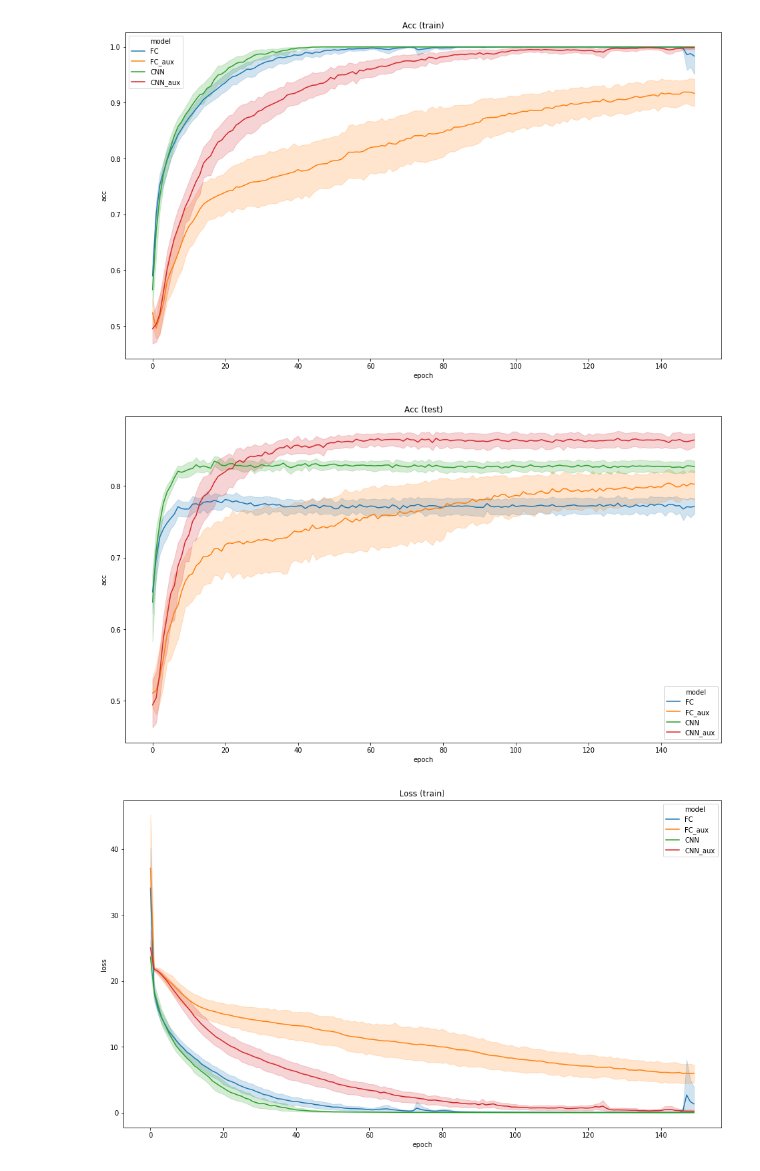
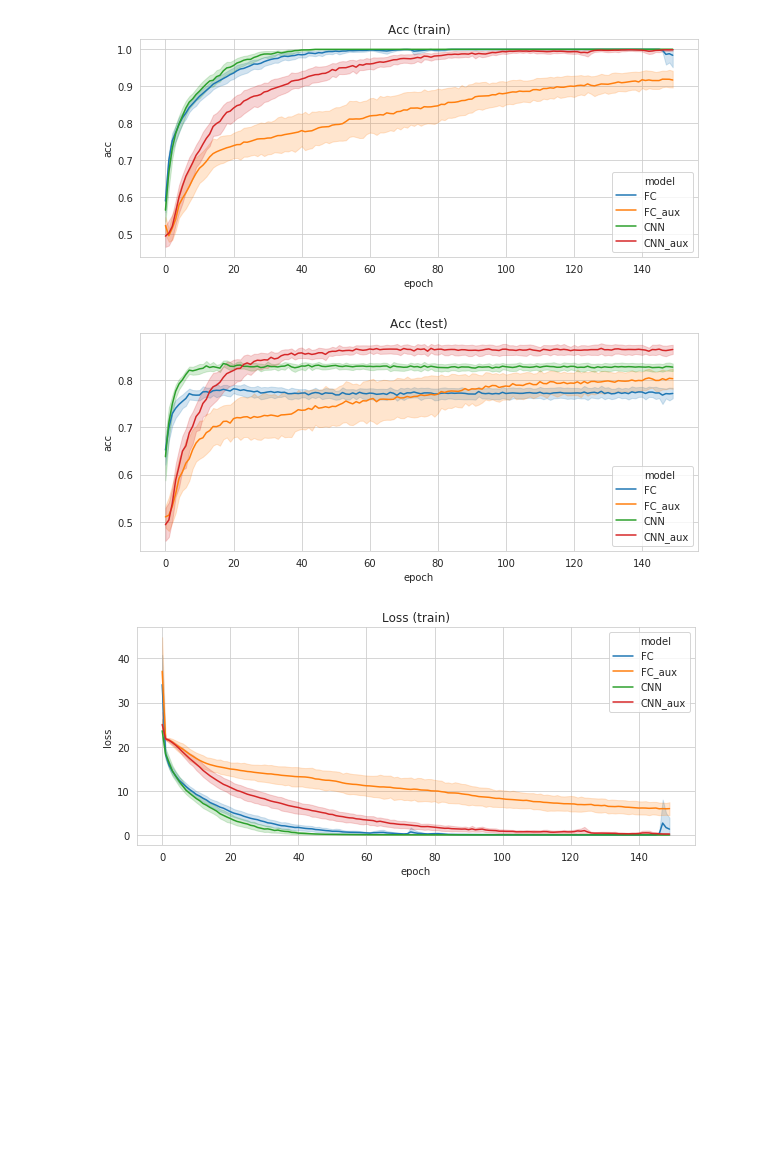
Before and after one commit to gregunz/DeepLearning2019, a Jupyter notebook: outputs/Proj1/plots.ipynb, the cells around one changed output. Cells and saved outputs as stored; diff of their text form; code cells hidden in the pictures; blank space fills up the shorter version.

```diff
--- a/outputs/Proj1/plots.ipynb
+++ b/outputs/Proj1/plots.ipynb
@@ -1,14 +1,16 @@
 # %%
 import pickle
 import sys
+import seaborn as sns
 
 sys.path.insert(0, '../../Proj1')
 
+sns.set_style("whitegrid")
 from plot import plot_stats
 # %%
 stats_df = pickle.load(open('stats_df.p', 'rb'))
-plot_stats(stats_df, 'svg')
+plot_stats(stats_df, 'svg', (10,4))
 # %% [output]
-[figure, old version]
+[figure, new version]
-[figure, old version]
+[figure, new version]
-[figure, old version]
+[figure, new version]
```
Also changed, not shown: parts of 1 cell of this notebook, 8 other files.
